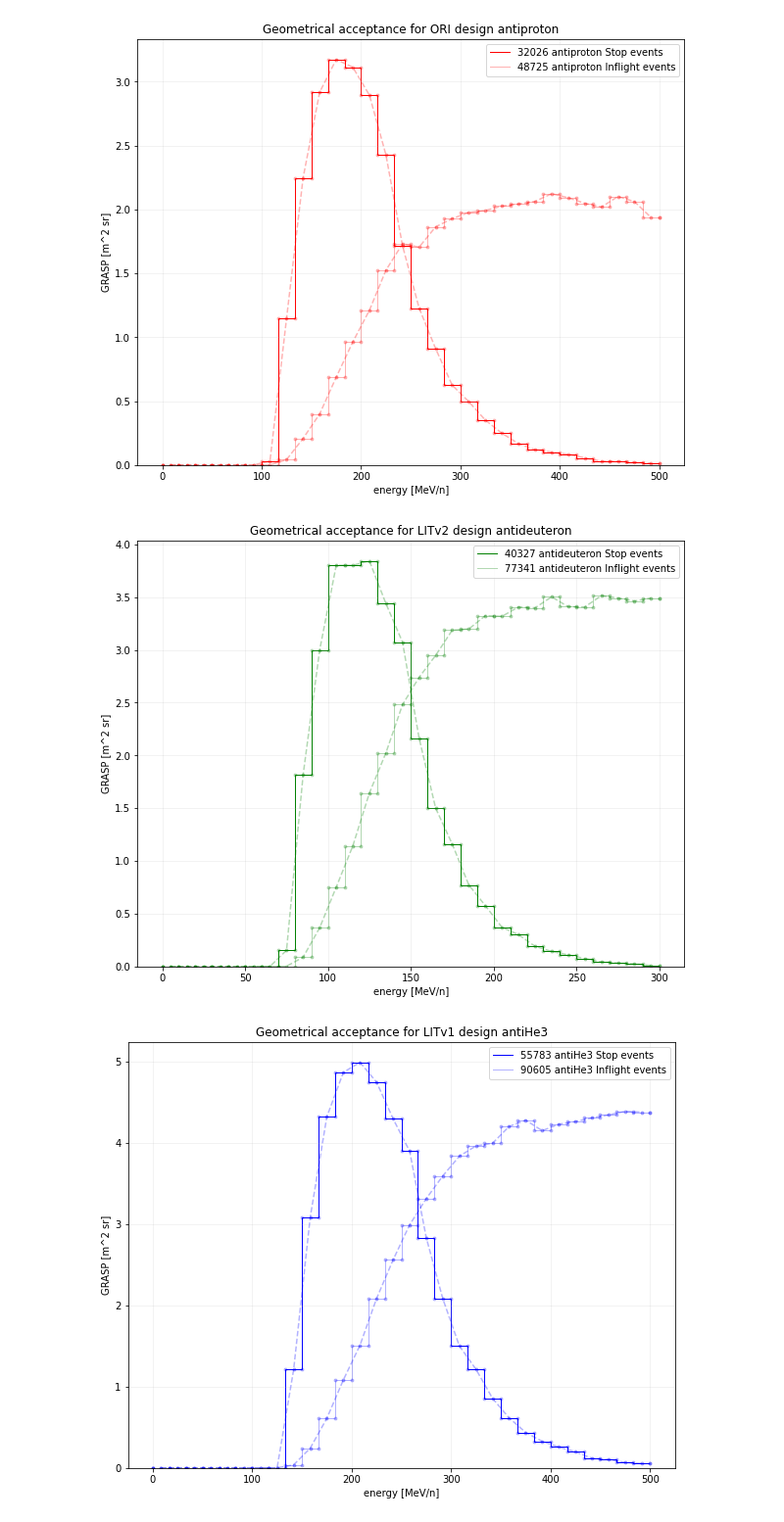
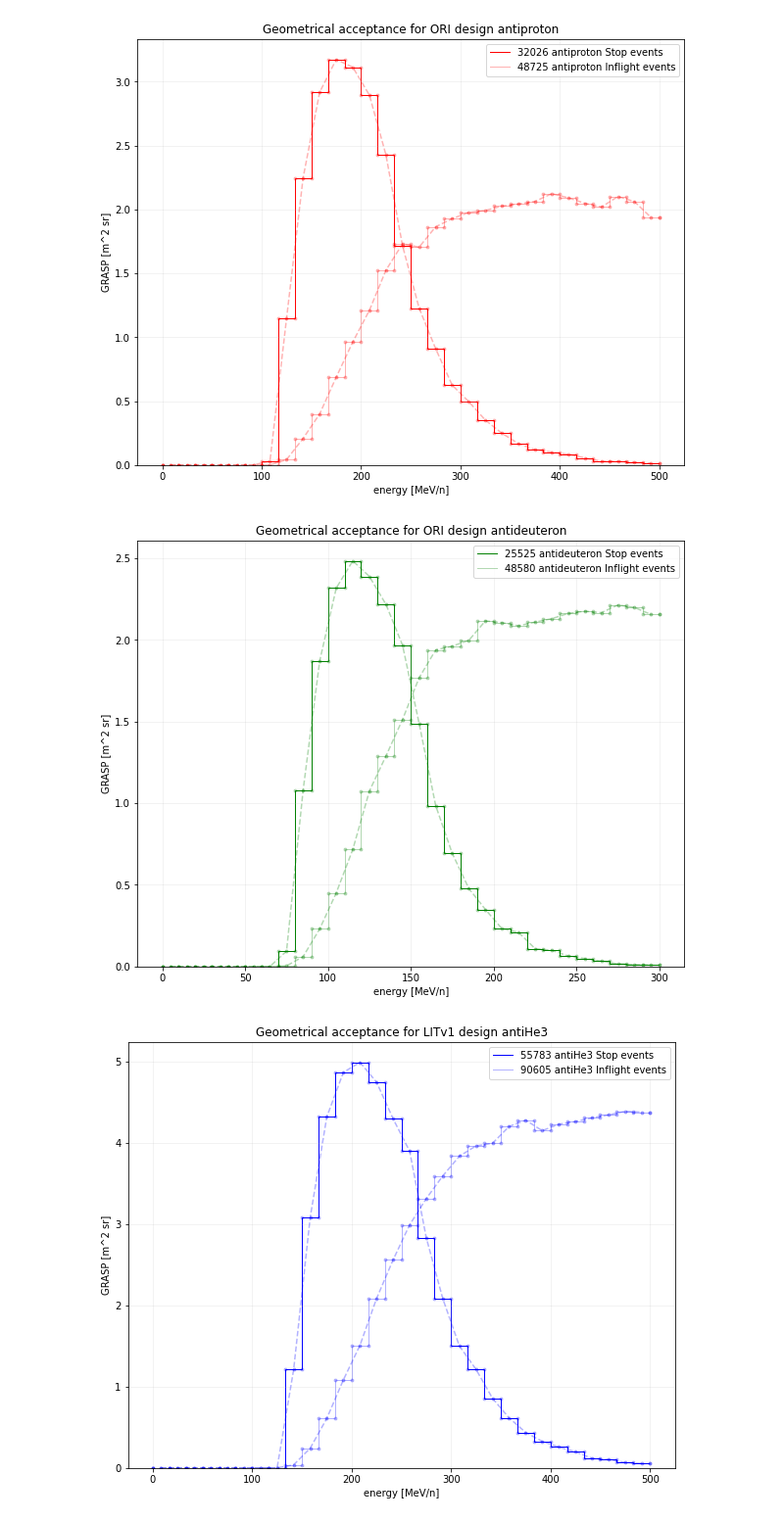
Before and after one commit to Eclipsedclaw/GRAMS, a Jupyter notebook: stats/LArTPC_design_histogram.ipynb, the cells around one changed output. Shown: that part at 98% size. Drawn from its saved outputs; the diff is of its cells as text; code cells hidden in the pictures.

```diff
--- a/stats/LArTPC_design_histogram.ipynb
+++ b/stats/LArTPC_design_histogram.ipynb
@@ -17,24 +17,26 @@ from matplotlib.pyplot import figure
 pd.set_option('display.float_format', lambda x: '%0.4f' % x)
 # %%
 """
-index_pbar, dEOut_pbar, dEIn_pbar, time_pbar, angle_pbar, distance_pbar, PeD_pbar, PeD_pbar_z
+Vector title: [0]Event number/[1]energy deposit on the outer TOF/[2]energy deposit on the inner TOF/[3]time in between TOF/[4]angle in between TOF/[5]distance in between TOF/[6]distance travel inside LArTPC/[7]penetration depth on z/[8]distance on the side/[9]initial energy/[10]event type
 """
 
-#anti_proton_Old = np.array(pd.read_table("/Users/jiancheng/GRAMS/data/TOF/ORI_Stop_anti_proton_5e7_Ene_0_500_vector.txt", delimiter = ' '))
-anti_deuteron_Old = np.array(pd.read_table("/Users/jiancheng/GRAMS/data/TOF/LITv2_Stop_anti_deuteron_1e8_Ene_0_600_vector.txt", delimiter = ' '))
-#anti_He3_Old = np.array(pd.read_table("/Users/jiancheng/GRAMS/data/TOF/ORI_Stop_anti_He3_5e7_Ene_0_1500_vector.txt", delimiter = ' '))
+anti_proton_Old = np.array(pd.read_table("/Users/jiancheng/GRAMS/data/TOF/ORI_Stop_anti_proton_5e7_Ene_0_500_vector.txt", delimiter = ' '))
+anti_deuteron_Old = np.array(pd.read_table("/Users/jiancheng/GRAMS/data/TOF/ORI_Stop_anti_deuteron_5e7_Ene_0_600_vector.txt", delimiter = ' '))
+anti_He3_Old = np.array(pd.read_table("/Users/jiancheng/GRAMS/data/TOF/ORI_Stop_anti_He3_5e7_Ene_0_1500_vector.txt", delimiter = ' '))
 
 anti_proton_New = np.array(pd.read_table("/Users/jiancheng/GRAMS/data/TOF/LITv1_Stop_anti_proton_1e8_Ene_0_500_vector.txt", delimiter = ' '))
 anti_deuteron_New = np.array(pd.read_table("/Users/jiancheng/GRAMS/data/TOF/LITv1_Stop_anti_deuteron_1e8_Ene_0_600_vector.txt", delimiter = ' '))
 anti_He3_New = np.array(pd.read_table("/Users/jiancheng/GRAMS/data/TOF/LITv1_Stop_anti_He3_1e8_Ene_0_1500_vector.txt", delimiter = ' '))
 
+anti_deuteron_LV3 = np.array(pd.read_table("/Users/jiancheng/GRAMS/data/TOF/LITv3_Stop_anti_deuteron_1e8_Ene_0_600_vector.txt", delimiter = ' '))
+
 """
 set event name and event numbers
 """
-First_design = 'LITv2'
+First_design = 'ORI'
 Second_design = 'LITv1'
-ORI_events = 5e7
-LITv1_events = 5e7
+First_Evnets = 5e7
+Second_Evnets = 5e7
 
 print("Finish reading data!")
 # %% [output]
@@ -123,8 +125,8 @@ GRASP_anti_He3_Inflight = [0] * 30
 anti_He3_Stop = anti_He3_Old[:,9][anti_He3_Old[:,10]==1]
 anti_He3_Inflight = anti_He3_Old[:,9][anti_He3_Old[:,10]==0]
 for i in range(30):
-        GRASP_anti_He3_Stop[i] = 400 * math.pi * len(anti_He3_Stop[np.logical_and(anti_He3_Stop>i*50, anti_He3_Stop<(i+1)*50)])/(ORI_events/30)
-        GRASP_anti_He3_Inflight[i] = 400 * math.pi * len(anti_He3_Inflight[np.logical_and(anti_He3_Inflight>i*50, anti_He3_Inflight<(i+1)*50)])/(ORI_events/30)
+        GRASP_anti_He3_Stop[i] = 400 * math.pi * len(anti_He3_Stop[np.logical_and(anti_He3_Stop>i*50, anti_He3_Stop<(i+1)*50)])/(First_Evnets/30)
+        GRASP_anti_He3_Inflight[i] = 400 * math.pi * len(anti_He3_Inflight[np.logical_and(anti_He3_Inflight>i*50, anti_He3_Inflight<(i+1)*50)])/(First_Evnets/30)
 
 plt.figure(figsize=(10, 8))
 
@@ -165,8 +167,8 @@ GRASP_anti_proton_Inflight = [0] * 30
 anti_proton_Stop = anti_proton_Old[:,9][anti_proton_Old[:,10]==1]
 anti_proton_Inflight = anti_proton_Old[:,9][anti_proton_Old[:,10]==0]
 for i in range(30):
-        GRASP_anti_proton_Stop[i] = 400 * math.pi * len(anti_proton_Stop[np.logical_and(anti_proton_Stop>i*(50/3), anti_proton_Stop<(i+1)*(50/3))])/(ORI_events/30)
-        GRASP_anti_proton_Inflight[i] = 400 * math.pi * len(anti_proton_Inflight[np.logical_and(anti_proton_Inflight>i*(50/3), anti_proton_Inflight<(i+1)*(50/3))])/(ORI_events/30)
+        GRASP_anti_proton_Stop[i] = 400 * math.pi * len(anti_proton_Stop[np.logical_and(anti_proton_Stop>i*(50/3), anti_proton_Stop<(i+1)*(50/3))])/(First_Evnets/30)
+        GRASP_anti_proton_Inflight[i] = 400 * math.pi * len(anti_proton_Inflight[np.logical_and(anti_proton_Inflight>i*(50/3), anti_proton_Inflight<(i+1)*(50/3))])/(First_Evnets/30)
 
 plt.figure(figsize=(10, 8))
 
@@ -200,36 +202,36 @@ plt.savefig("./Geometrical acceptance.jpg")
 
 GRASP_anti_deuteron_Stop = [0] * 30
 GRASP_anti_deuteron_Inflight = [0] * 30
 anti_deuteron_Stop = anti_deuteron_Old[:,9][anti_deuteron_Old[:,10]==1]
 anti_deuteron_Inflight = anti_deuteron_Old[:,9][anti_deuteron_Old[:,10]==0]
 for i in range(30):
-        GRASP_anti_deuteron_Stop[i] = 400 * math.pi * len(anti_deuteron_Stop[np.logical_and(anti_deuteron_Stop>i*20, anti_deuteron_Stop<(i+1)*20)])/(ORI_events/30)
-        GRASP_anti_deuteron_Inflight[i] = 400 * math.pi * len(anti_deuteron_Inflight[np.logical_and(anti_deuteron_Inflight>i*20, anti_deuteron_Inflight<(i+1)*20)])/(ORI_events/30)
+        GRASP_anti_deuteron_Stop[i] = 400 * math.pi * len(anti_deuteron_Stop[np.logical_and(anti_deuteron_Stop>i*20, anti_deuteron_Stop<(i+1)*20)])/(First_Evnets/30)
+        GRASP_anti_deuteron_Inflight[i] = 400 * math.pi * len(anti_deuteron_Inflight[np.logical_and(anti_deuteron_Inflight>i*20, anti_deuteron_Inflight<(i+1)*20)])/(First_Evnets/30)
 
 plt.figure(figsize=(10, 8))
 
 centersantideuteronX = antideuteronX[:-1] + np.diff(antideuteronX) / 2
 antideuteronerror = np.array(GRASP_anti_deuteron_Stop) ** 2
 plt.stairs(GRASP_anti_deuteron_Stop , antideuteronX, baseline=None, label='%d antideuteron Stop events'%len(anti_deuteron_Stop), color='g', alpha=0.99)
 plt.plot(centersantideuteronX, GRASP_anti_deuteron_Stop, '.--', color='g', alpha=0.3)
 plt.plot(np.repeat(antideuteronX, 2), np.hstack([GRASP_anti_deuteron_Stop[0], np.repeat(GRASP_anti_deuteron_Stop, 2), GRASP_anti_deuteron_Stop[-1]]),
          '.', color='g', alpha=0.23)
 
 centersantideuteronX = antideuteronX[:-1] + np.diff(antideuteronX) / 2
 antideuteronerror = np.array(GRASP_anti_deuteron_Inflight) ** 2
 plt.stairs(GRASP_anti_deuteron_Inflight , antideuteronX, baseline=None, label='%d antideuteron Inflight events'%len(anti_deuteron_Inflight), color='g', alpha=0.3)
 plt.plot(centersantideuteronX, GRASP_anti_deuteron_Inflight, '.--', color='g', alpha=0.3)
 plt.plot(np.repeat(antideuteronX, 2), np.hstack([GRASP_anti_deuteron_Inflight[0], np.repeat(GRASP_anti_deuteron_Inflight, 2), GRASP_anti_deuteron_Inflight[-1]]),
          '.', color='g', alpha=0.23)
 
 plt.xlabel("energy [MeV/n]")
 plt.ylabel("GRASP [m^2 sr]")
 plt.legend()
 plt.grid(alpha=0.2)
 plt.title('Geometrical acceptance for %s design antideuteron'%First_design)
 plt.savefig("./Geometrical acceptance.jpg")
 # %% [output]
-[figure, old version]
+[figure, new version]
 # %%
 """
 2nd design anti He3
```
Also changed, not shown: parts of 10 cells of this notebook, 1 other file.
